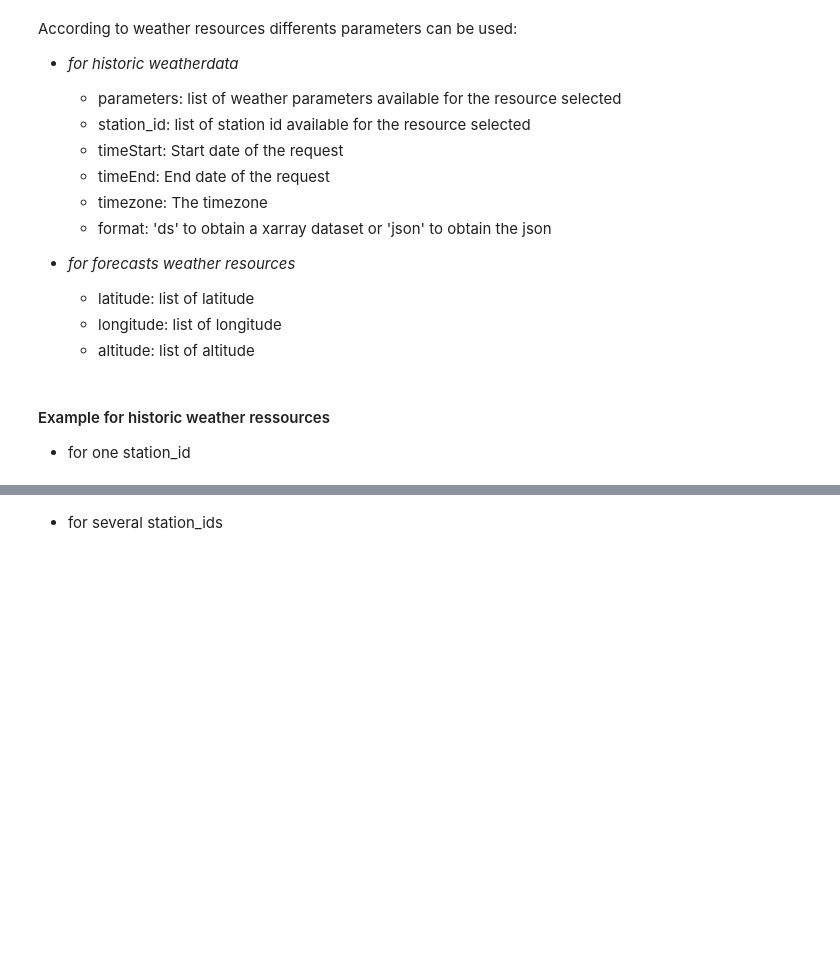
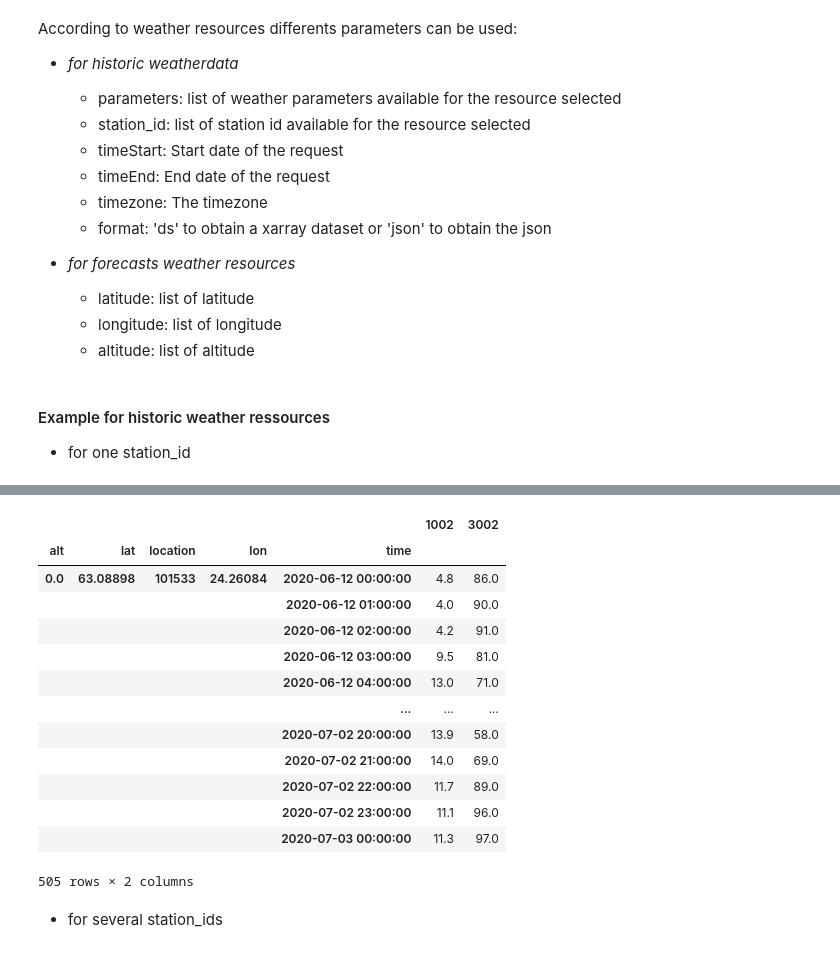
Before and after one commit to pradal/weatherdata, a Jupyter notebook: example/weatherdata_ipm.ipynb, the cells around one changed output, grey strips where cells are left out. Saved outputs shown, nothing was run; the diff lists cells and outputs as text; code cells hidden in the pictures; blank space fills up the shorter version.

```diff
--- a/example/weatherdata_ipm.ipynb
+++ b/example/weatherdata_ipm.ipynb
@@ -99,6 +103,23 @@ Attributes:
     timeStart:         2020-06-12T00:00:00.000000000
     timeEnd:           2020-07-03T00:00:00.000000000
     parameters:        ['1002', '3002']
+# %%
+ds.to_dataframe()
+# %% [output]
+|  |  |  |  |  | 1002 | 3002 |
+| alt | lat | location | lon | time |  |  |
+| 0.0 | 63.08898 | 101533 | 24.26084 | 2020-06-12 00:00:00 | 4.8 | 86.0 |
+|  |  |  |  | 2020-06-12 01:00:00 | 4.0 | 90.0 |
+|  |  |  |  | 2020-06-12 02:00:00 | 4.2 | 91.0 |
+|  |  |  |  | 2020-06-12 03:00:00 | 9.5 | 81.0 |
+|  |  |  |  | 2020-06-12 04:00:00 | 13.0 | 71.0 |
+|  |  |  |  | ... | ... | ... |
+|  |  |  |  | 2020-07-02 20:00:00 | 13.9 | 58.0 |
+|  |  |  |  | 2020-07-02 21:00:00 | 14.0 | 69.0 |
+|  |  |  |  | 2020-07-02 22:00:00 | 11.7 | 89.0 |
+|  |  |  |  | 2020-07-02 23:00:00 | 11.1 | 96.0 |
+|  |  |  |  | 2020-07-03 00:00:00 | 11.3 | 97.0 |
+505 rows × 2 columns
 # %% [markdown]
 * for several station_ids
 # %%
```
Also changed, not shown: parts of 9 cells of this notebook.
